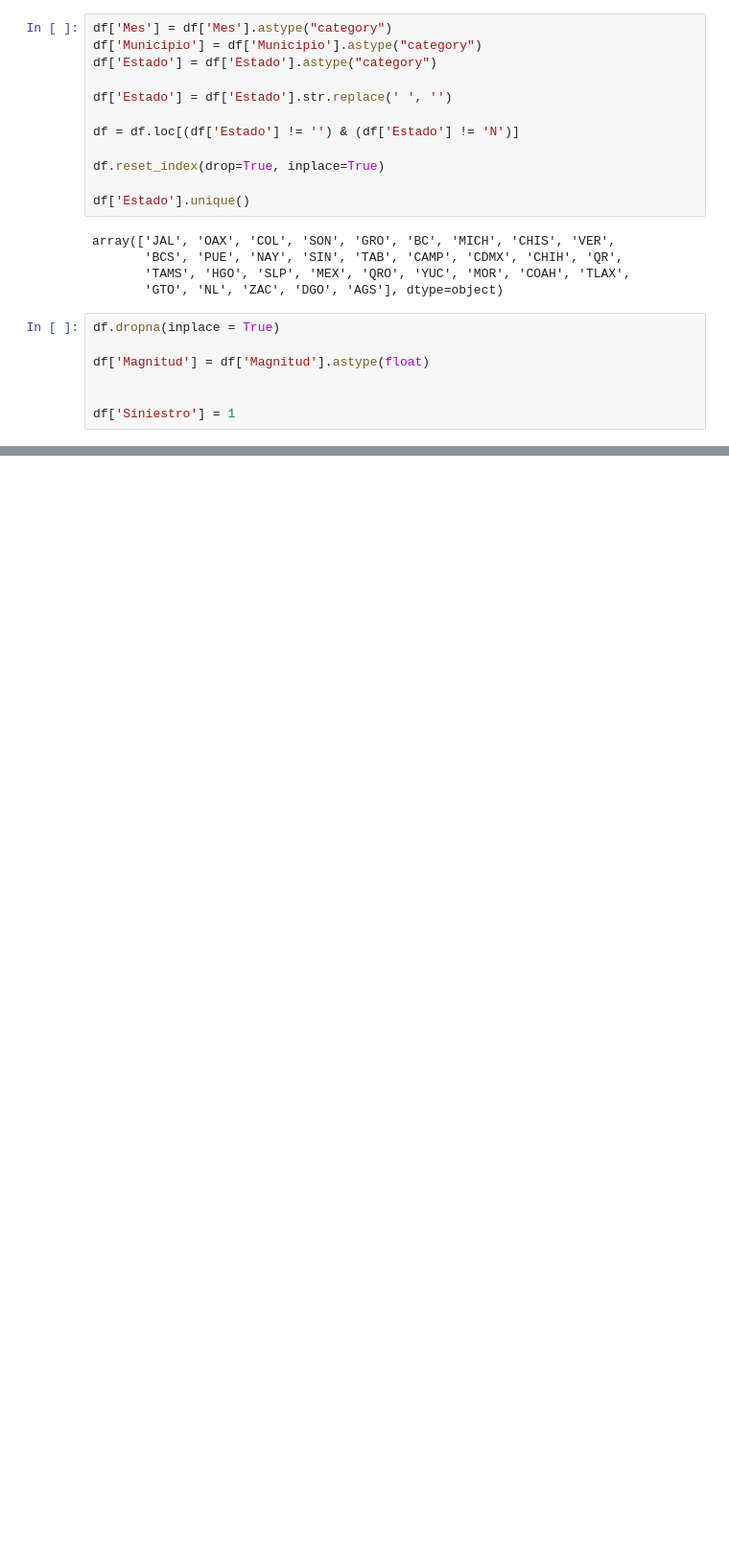
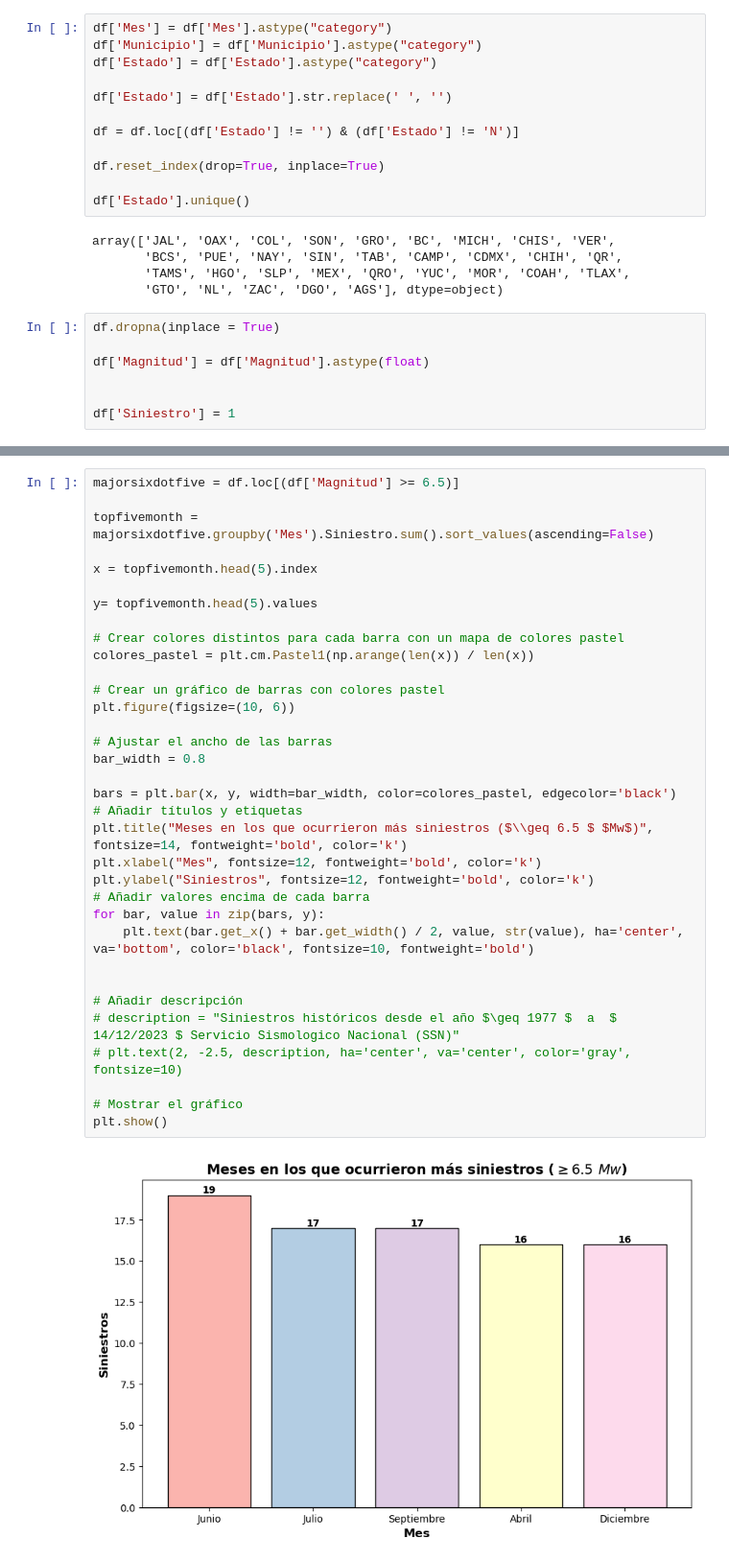
Before and after one commit to christianramosc/analisissismicidadmexico, a Jupyter notebook: AnálisisSSN_COL.ipynb, the cells around one changed output, grey strips where cells are left out. Shown: that part at 96% size. Cells and saved outputs as stored; diff of their text form; blank space fills up the shorter version.

```diff
--- a/AnálisisSSN_COL.ipynb
+++ b/AnálisisSSN_COL.ipynb
@@ -154,0 +121,36 @@ plt.show()
+# %%
+majorsixdotfive = df.loc[(df['Magnitud'] >= 6.5)]
+
+topfivemonth = majorsixdotfive.groupby('Mes').Siniestro.sum().sort_values(ascending=False)
+
+x = topfivemonth.head(5).index
+
+y= topfivemonth.head(5).values
+
+# Crear colores distintos para cada barra con un mapa de colores pastel
+colores_pastel = plt.cm.Pastel1(np.arange(len(x)) / len(x))
+
+# Crear un gráfico de barras con colores pastel
+plt.figure(figsize=(10, 6))
+
+# Ajustar el ancho de las barras
+bar_width = 0.8
+
+bars = plt.bar(x, y, width=bar_width, color=colores_pastel, edgecolor='black')
+# Añadir títulos y etiquetas
+plt.title("Meses en los que ocurrieron más siniestros ($\\geq 6.5 $ $Mw$)", fontsize=14, fontweight='bold', color='k')
+plt.xlabel("Mes", fontsize=12, fontweight='bold', color='k')
+plt.ylabel("Siniestros", fontsize=12, fontweight='bold', color='k')
+# Añadir valores encima de cada barra
+for bar, value in zip(bars, y):
+    plt.text(bar.get_x() + bar.get_width() / 2, value, str(value), ha='center', va='bottom', color='black', fontsize=10, fontweight='bold')
+
+
+# Añadir descripción
+# description = "Siniestros históricos desde el año $\geq 1977 $  a  $ 14/12/2023 $ Servicio Sismologico Nacional (SSN)"
+# plt.text(2, -2.5, description, ha='center', va='center', color='gray', fontsize=10)
+
+# Mostrar el gráfico
+plt.show()
+# %% [output]
+[figure, added]
```
Also changed, not shown: parts of 17 cells of this notebook.
